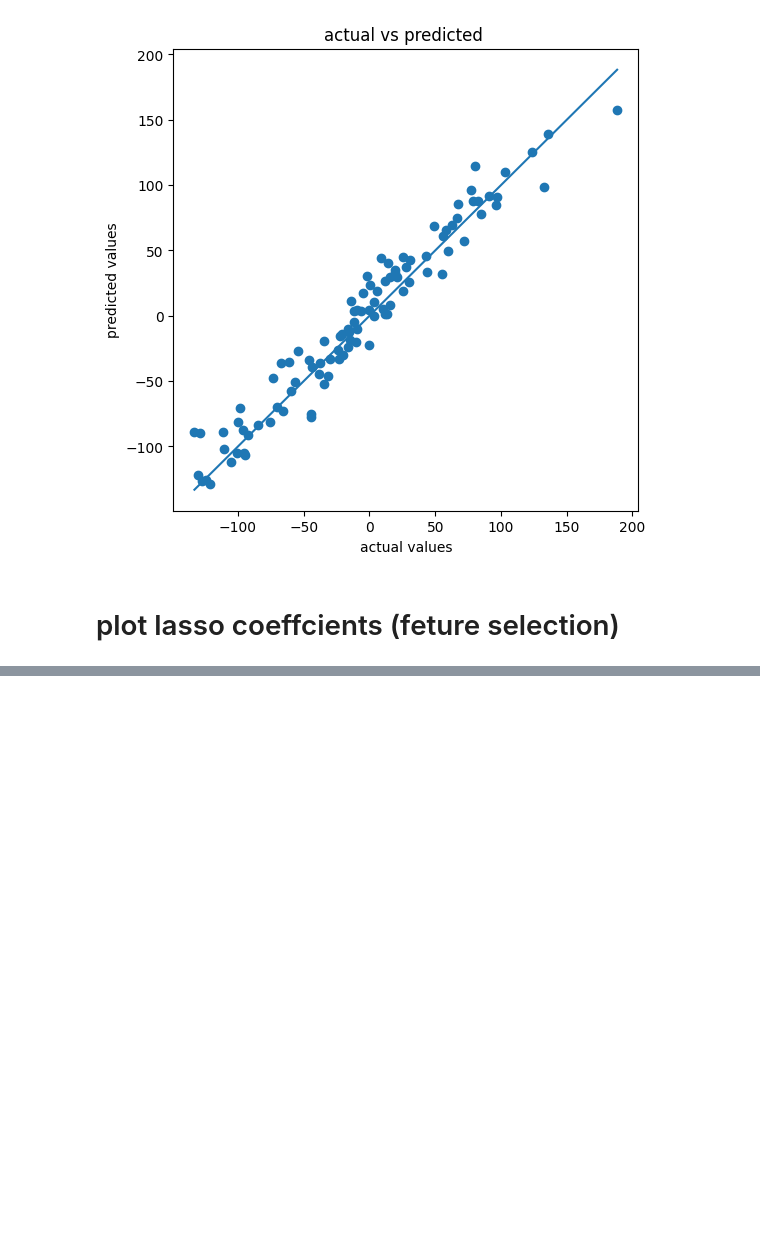
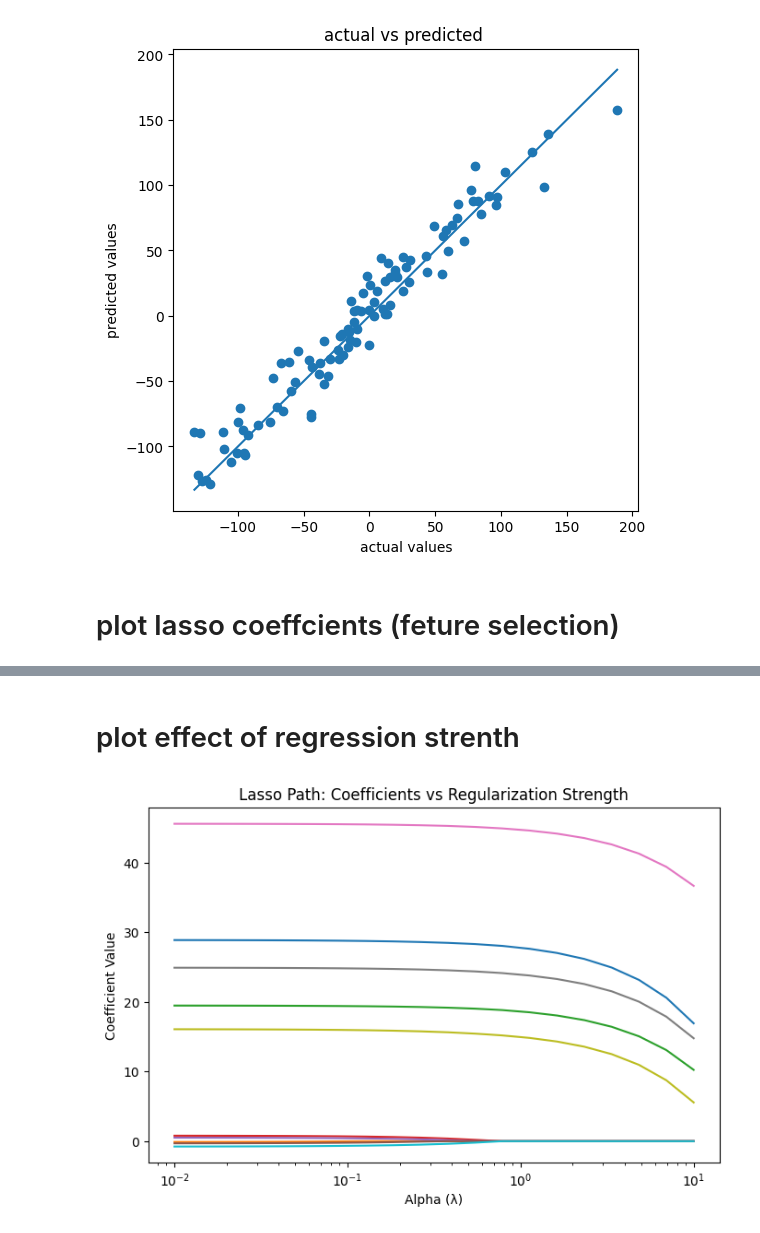
Before and after one commit to nilu0819/DATA-SCIENCE, a Jupyter notebook: ML with scikit learn/machine learnings approches/lasso regularization.ipynb, the cells around one changed output, grey strips where cells are left out. Saved outputs shown, nothing was run; the diff lists cells and outputs as text; code cells hidden in the pictures; blank space fills up the shorter version.

```diff
--- a/ML with scikit learn/machine learnings approches/lasso regularization.ipynb
+++ b/ML with scikit learn/machine learnings approches/lasso regularization.ipynb
@@ -76,0 +75,23 @@ plt.show()
+# %% [markdown]
+# plot effect of regression strenth
+# %%
+alphas = np.logspace(-2, 1, 20)
+coefficients = []
+
+for a in alphas:
+    model = Lasso(alpha=a)
+    model.fit(x_train, y_train)
+    coefficients.append(model.coef_)
+
+coefficients = np.array(coefficients)
+
+plt.figure(figsize=(8, 5))
+for i in range(coefficients.shape[1]):
+    plt.plot(alphas, coefficients[:, i])
+plt.xscale("log")
+plt.xlabel("Alpha (λ)")
+plt.ylabel("Coefficient Value")
+plt.title("Lasso Path: Coefficients vs Regularization Strength")
+plt.show()
+# %% [output]
+[figure, added]
```
Also changed, not shown: parts of 3 cells of this notebook, 11 other files.
